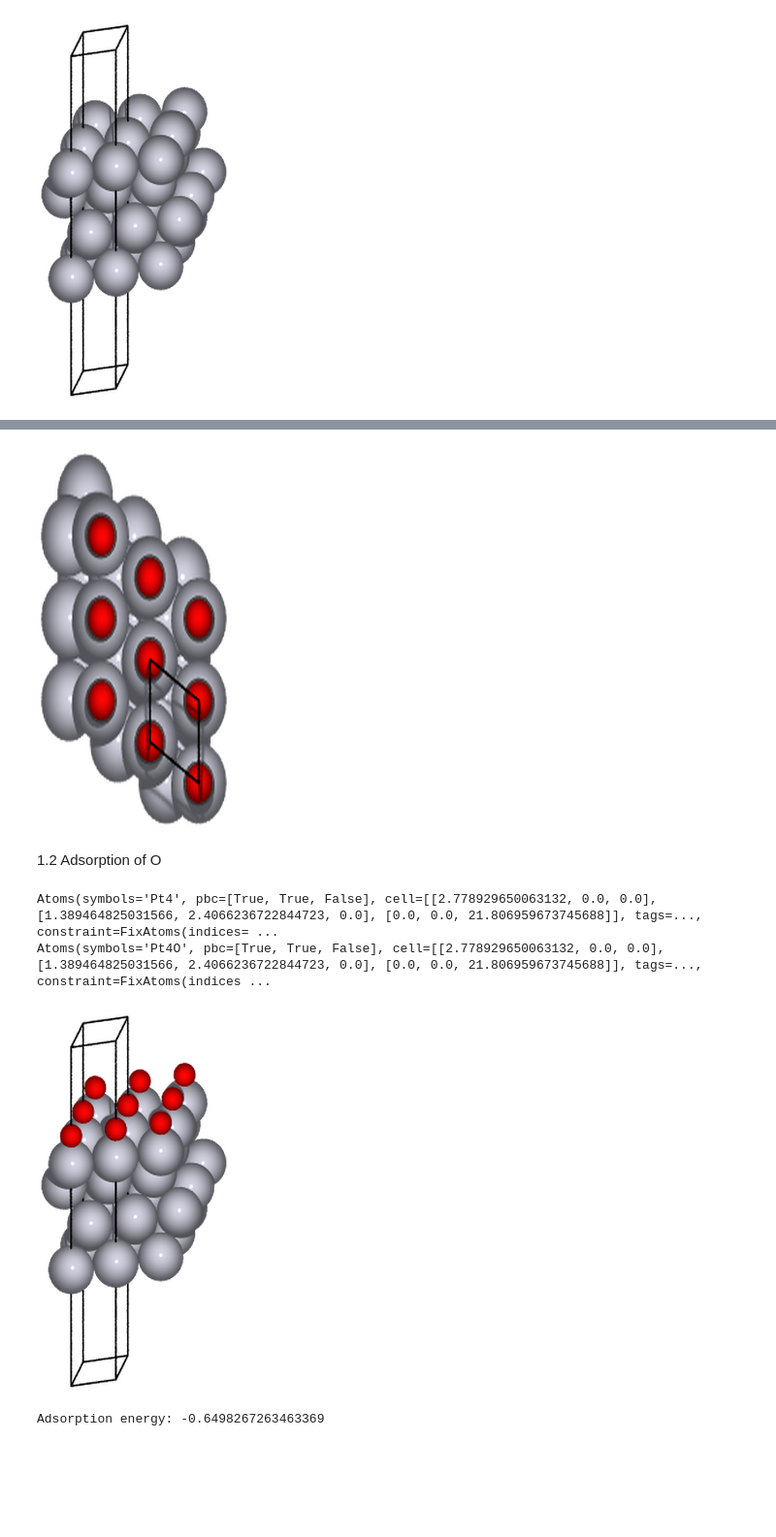
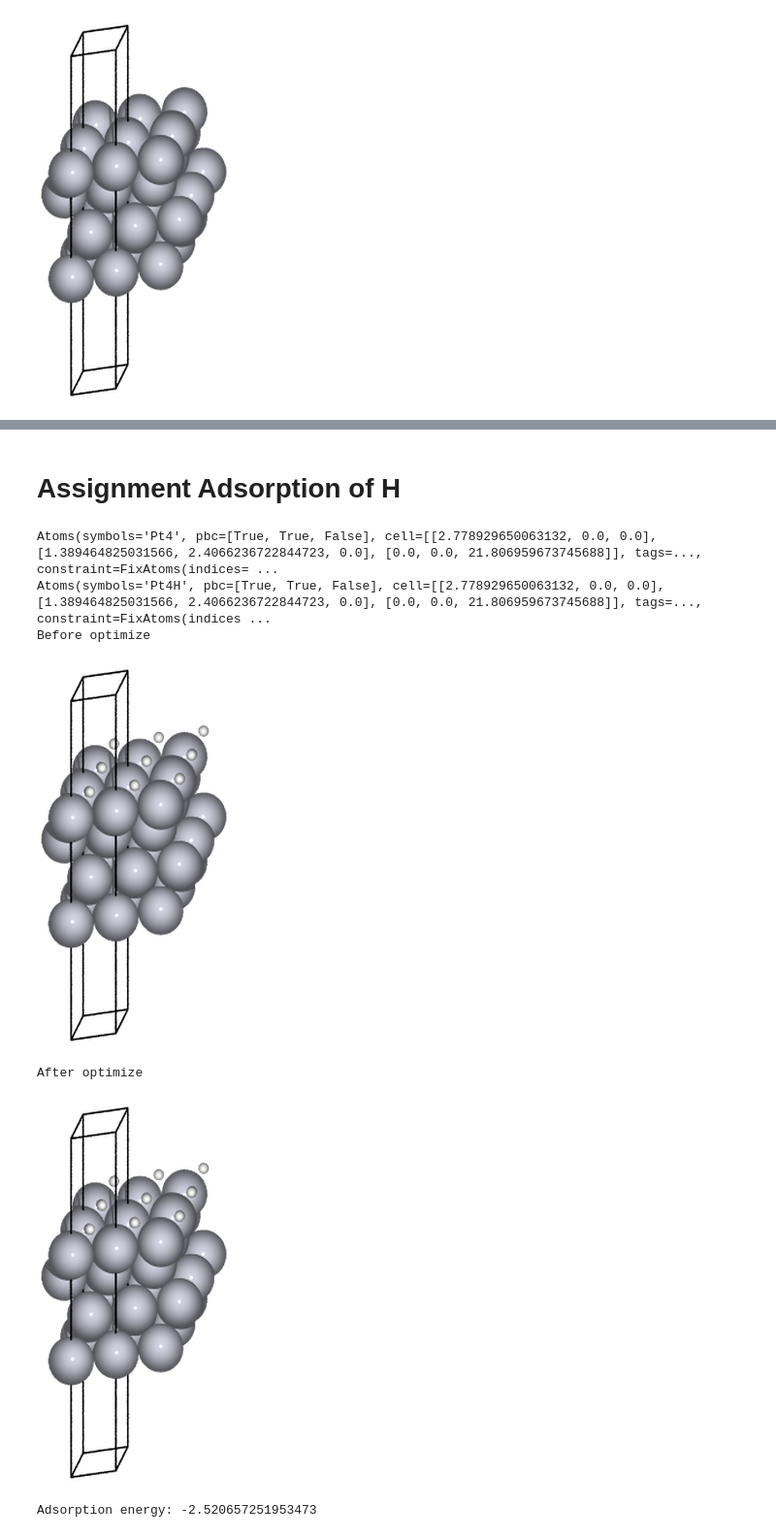
Before and after one commit to s-choung/Simulation_tutorials, a Jupyter notebook: handson4_dft_adsorption_application.ipynb, the cells around one changed output, grey strips where cells are left out. Shown at 97% size. Drawn from its saved outputs; the diff is of its cells as text; code cells hidden in the pictures; blank space fills up the shorter version.

```diff
--- a/handson4_dft_adsorption_application.ipynb
+++ b/handson4_dft_adsorption_application.ipynb
@@ -116,5 +125,4 @@ Type all the calculation setups defined in last hands-on session
 # %%
-"""Bulk Pt(fcc) test"""
 from ase import Atoms
 from ase.visualize import view
 from gpaw import GPAW, PW
@@ -126,45 +134,24 @@ import pandas as pd
 from ase.build import fcc111
 from ase.constraints import FixAtoms
 
-name = 'Pt-fcc'
-a0 = 3.93  # fcc lattice parameter
-k = 4
-element='Pt'
-
-"""Surface Pt(fcc) test"""
-
-
-# Initialize the parameters
-N_layer = 4 # number of layers
-size = 1 #  supercell size
-vac = 7.5
-
 surf = fcc111(element, (size, size, N_layer), a=a0, vacuum=vac)
-
 median_z = np.median(surf.positions[:, 2])
 constraint = FixAtoms(mask=[atom.position[2] < (median_z + 0.01) for atom in surf])
 surf.set_constraint(constraint)
 
 # Set up the GPAW calculator
-calc = GPAW(mode=PW(400),
+calc = GPAW(mode=PW(300), # change it to larger than 400
             kpts=(k, k, 1),
             xc='PBE',
             txt='slab.txt')
-# Attach the calculator to the slab
 surf.calc = calc
 
 start_time = time.time()
 E_slab = surf.get_potential_energy()
 end_time = time.time()
-
-# Calculate the elapsed time
 elapsed_time = end_time - start_time
-print("Atomic numbers:", surf.get_atomic_numbers())
-print("Chemical symbols:", surf.get_chemical_symbols())
 print("Positions:", surf.get_positions())
 # Print the energy and the elapsed time
-print(f'Potential Energy: {e} eV')
 print(f'Time taken: {elapsed_time:.2f} seconds')
-print(surf)
 visual(surf)
 # %% [output]
@@ -227,30 +211,33 @@ Adsorption energy: -0.64
-# %%
-enlarge_and_visual(adslab,angle='90z,-0x')
-# %% [output]
-[figure, removed]
-# %% [markdown]
-1.2 Adsorption of O
+# %% [markdown]
+# Assignment Adsorption of H
 # %%
-O2 = Atoms('O2',
+gas = Atoms('H2',
               positions=[(0, 0, 0),
                          (0, 0, 1.1)],
               cell=(a, a, a),pbc='TRUE')
 
-O2.calc = calc
-adsorbate_atom=Atoms('O')
+gas.calc = calc
+E_gas = gas.get_potential_energy()
+
+adsorbate_atom=Atoms('H')
 adslab=surf.copy()
 print(adslab)
-add_adsorbate(adslab, adsorbate_atom, 1.8, 'ontop') #     Supported  adsorption sites: 'ontop', 'bridge', 'fcc' and 'hcp'. (https://gitlab.com/ase/ase/-/blob/master/ase/build/surface.py)
+add_adsorbate(adslab, adsorbate_atom, 1, 'fcc') #     Supported  adsorption sites: 'ontop', 'bridge', 'fcc' and 'hcp'. (https://gitlab.com/ase/ase/-/blob/master/ase/build/surface.py)
 print(adslab)
+print('Before optimize')
 enlarge_and_visual(adslab)
 adslab.calc = calc
+E_adslab = adslab.get_potential_energy()
+print('After optimize')
+enlarge_and_visual(adslab)
 
-E_adslab = adslab.get_potential_energy()
-E_O2 = O2.get_potential_energy()
-E_ads= E_adslab - E_O2/2 - E_slab
+E_ads= E_adslab - E_gas/2 - E_slab
 print('Adsorption energy:', E_ads)
 # %% [output]
 Atoms(symbols='Pt4', pbc=[True, True, False], cell=[[2.778929650063132, 0.0, 0.0], [1.389464825031566, 2.4066236722844723, 0.0], [0.0, 0.0, 21.806959673745688]], tags=..., constraint=FixAtoms(indices= ...
-Atoms(symbols='Pt4O', pbc=[True, True, False], cell=[[2.778929650063132, 0.0, 0.0], [1.389464825031566, 2.4066236722844723, 0.0], [0.0, 0.0, 21.806959673745688]], tags=..., constraint=FixAtoms(indices ...
+Atoms(symbols='Pt4H', pbc=[True, True, False], cell=[[2.778929650063132, 0.0, 0.0], [1.389464825031566, 2.4066236722844723, 0.0], [0.0, 0.0, 21.806959673745688]], tags=..., constraint=FixAtoms(indices ...
+Before optimize
-[figure, old version]
+[figure, new version]
-Adsorption energy: -0.6498267263463369
+After optimize
+[figure, added]
+Adsorption energy: -2.520657251953473
```
Also changed, not shown: parts of 14 cells of this notebook.
